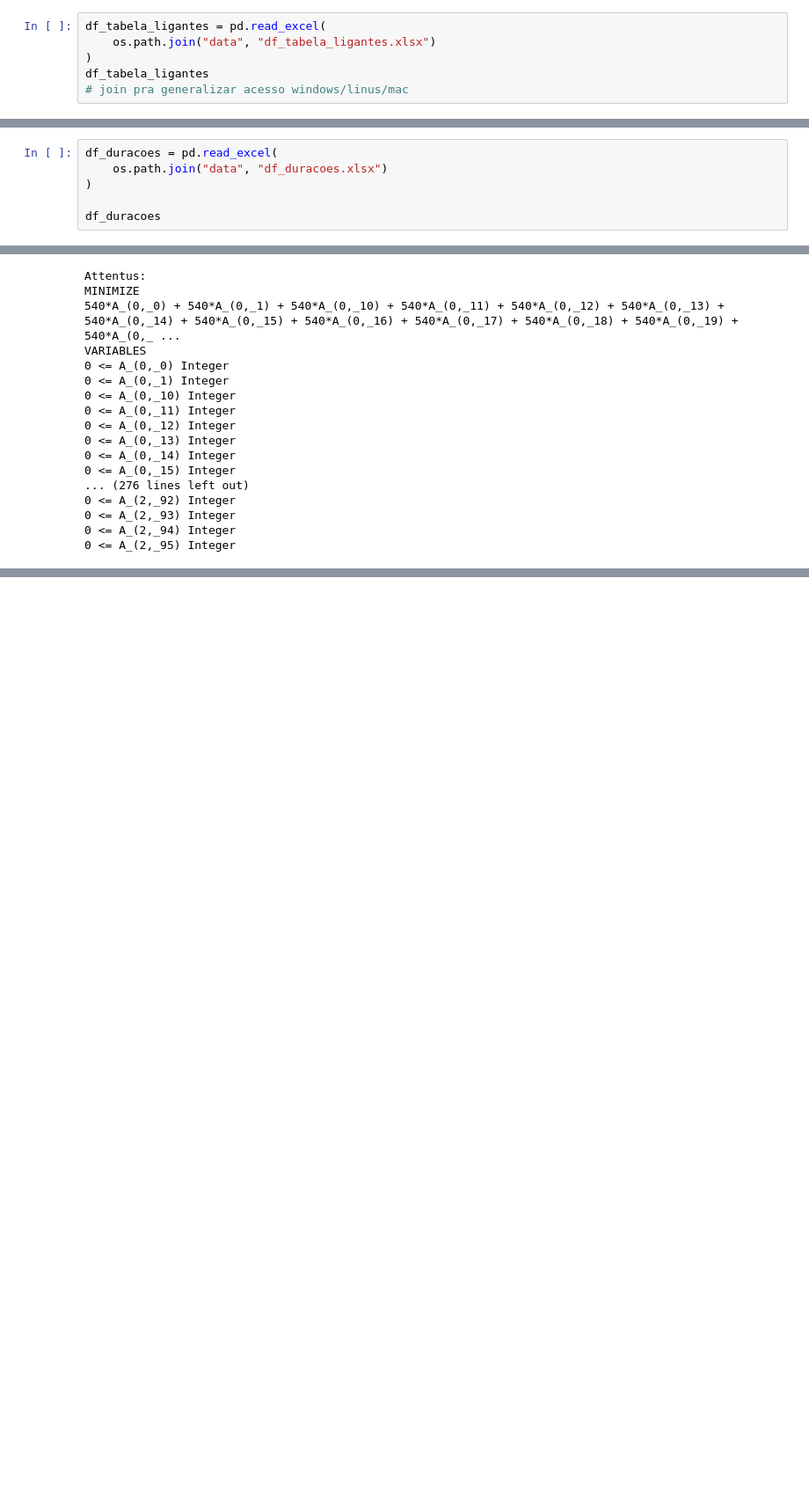
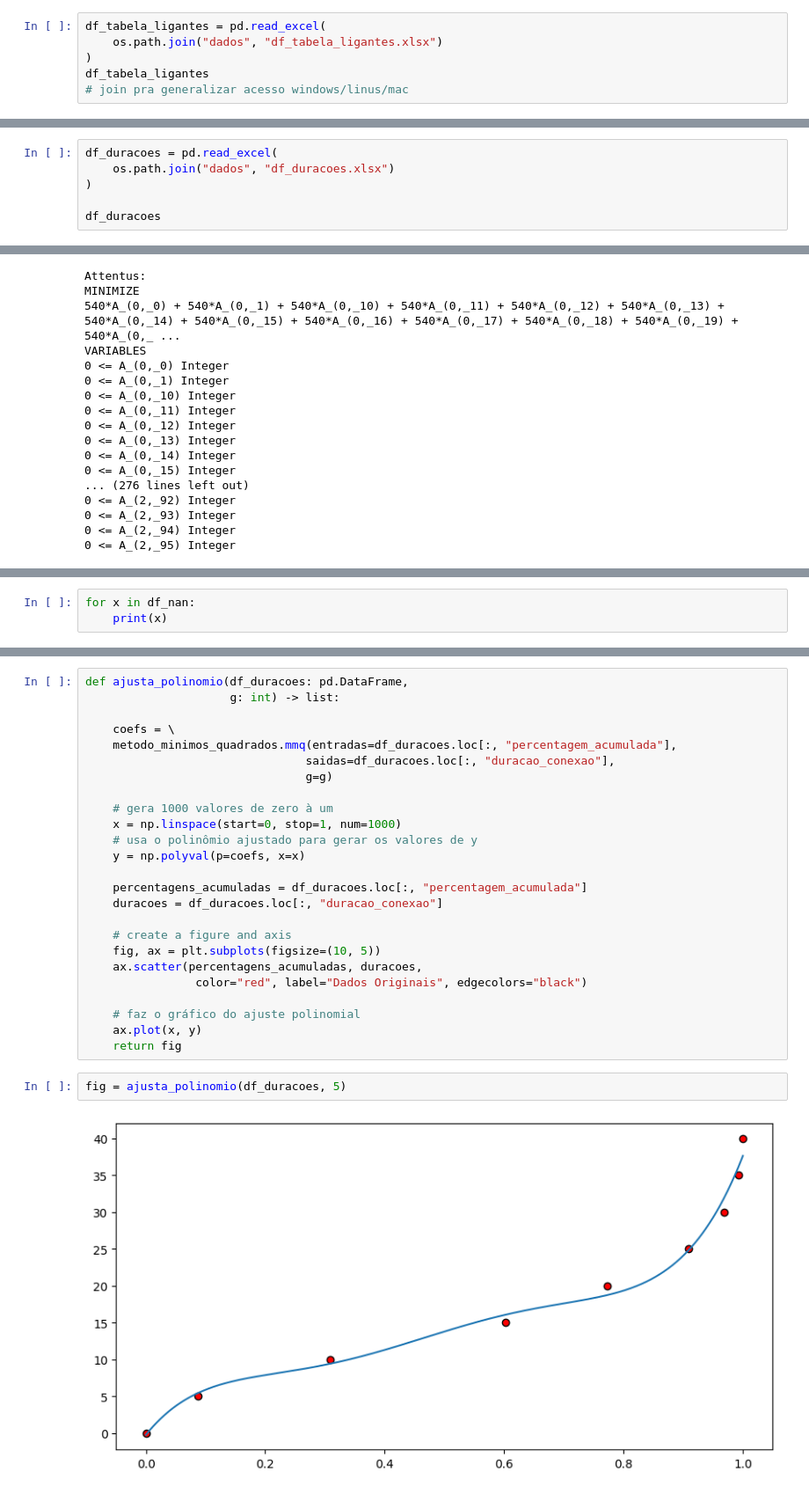
Before and after one commit to venturin-maxwell/attentus, a Jupyter notebook: nan_attentus_aula.ipynb, the cells around one changed output, grey strips where cells are left out. Shown: that part at 88% size. Cells and saved outputs as stored; diff of their text form; blank space fills up the shorter version.

```diff
--- a/nan_attentus_aula.ipynb
+++ b/nan_attentus_aula.ipynb
@@ -9,7 +9,7 @@ import os
 from mmq import metodo_minimos_quadrados
 # %%
 df_tabela_ligantes = pd.read_excel(
-    os.path.join("data", "df_tabela_ligantes.xlsx")
+    os.path.join("dados", "df_tabela_ligantes.xlsx")
 )
 df_tabela_ligantes
 # join pra generalizar acesso windows/linus/mac
@@ -29,7 +29,7 @@ df_tabela_ligantes
 96 rows × 4 columns
 # %%
 df_duracoes = pd.read_excel(
-    os.path.join("data", "df_duracoes.xlsx")
+    os.path.join("dados", "df_duracoes.xlsx")
 )
 
 df_duracoes
@@ -631,0 +811,3 @@ VARIABLES
+# %%
+for x in df_nan:
+    print(x)
@@ -631,0 +1305,29 @@ VARIABLES
+# %%
+def ajusta_polinomio(df_duracoes: pd.DataFrame,
+                     g: int) -> list:
+
+    coefs = \
+    metodo_minimos_quadrados.mmq(entradas=df_duracoes.loc[:, "percentagem_acumulada"],
+                                saidas=df_duracoes.loc[:, "duracao_conexao"],
+                                g=g)
+
+    # gera 1000 valores de zero à um
+    x = np.linspace(start=0, stop=1, num=1000)
+    # usa o polinômio ajustado para gerar os valores de y
+    y = np.polyval(p=coefs, x=x)
+
+    percentagens_acumuladas = df_duracoes.loc[:, "percentagem_acumulada"]
+    duracoes = df_duracoes.loc[:, "duracao_conexao"]
+
+    # create a figure and axis
+    fig, ax = plt.subplots(figsize=(10, 5))
+    ax.scatter(percentagens_acumuladas, duracoes,
+                color="red", label="Dados Originais", edgecolors="black")
+
+    # faz o gráfico do ajuste polinomial
+    ax.plot(x, y)
+    return fig
+# %%
+fig = ajusta_polinomio(df_duracoes, 5)
+# %% [output]
+[figure, added]
```
Also changed, not shown: parts of 84 cells of this notebook, 4 other files.
